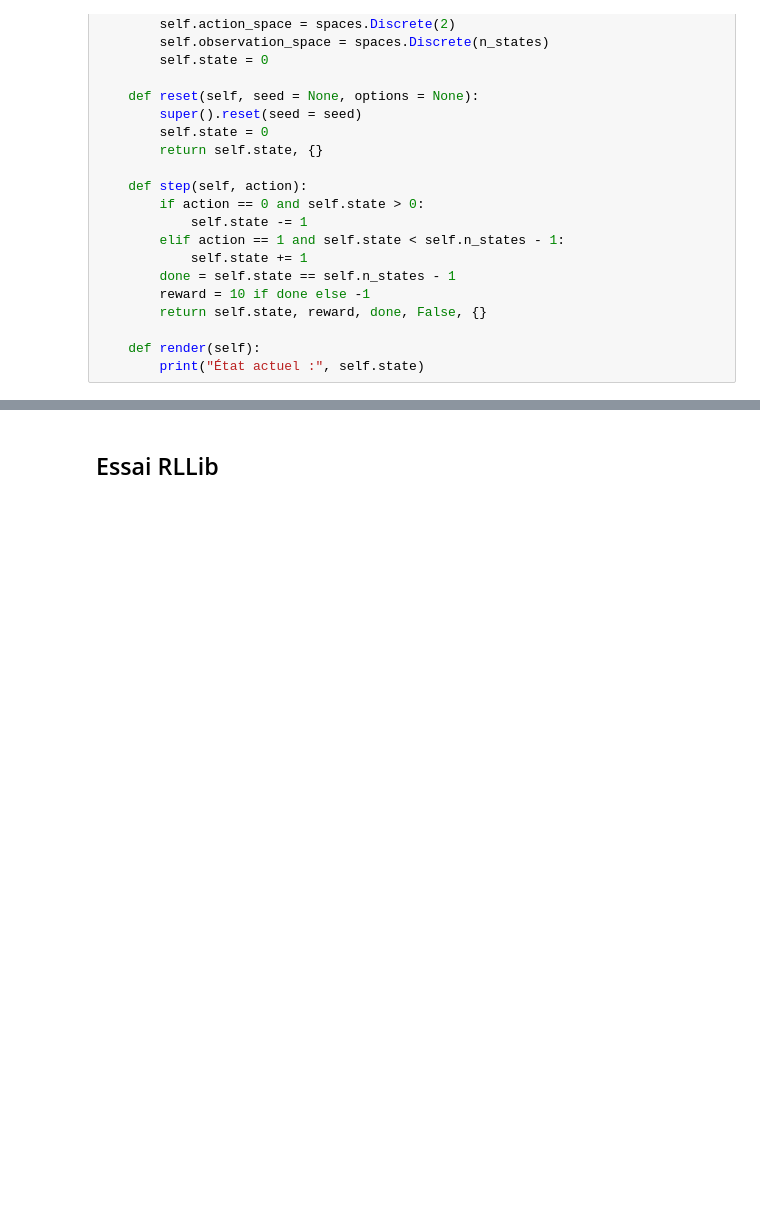
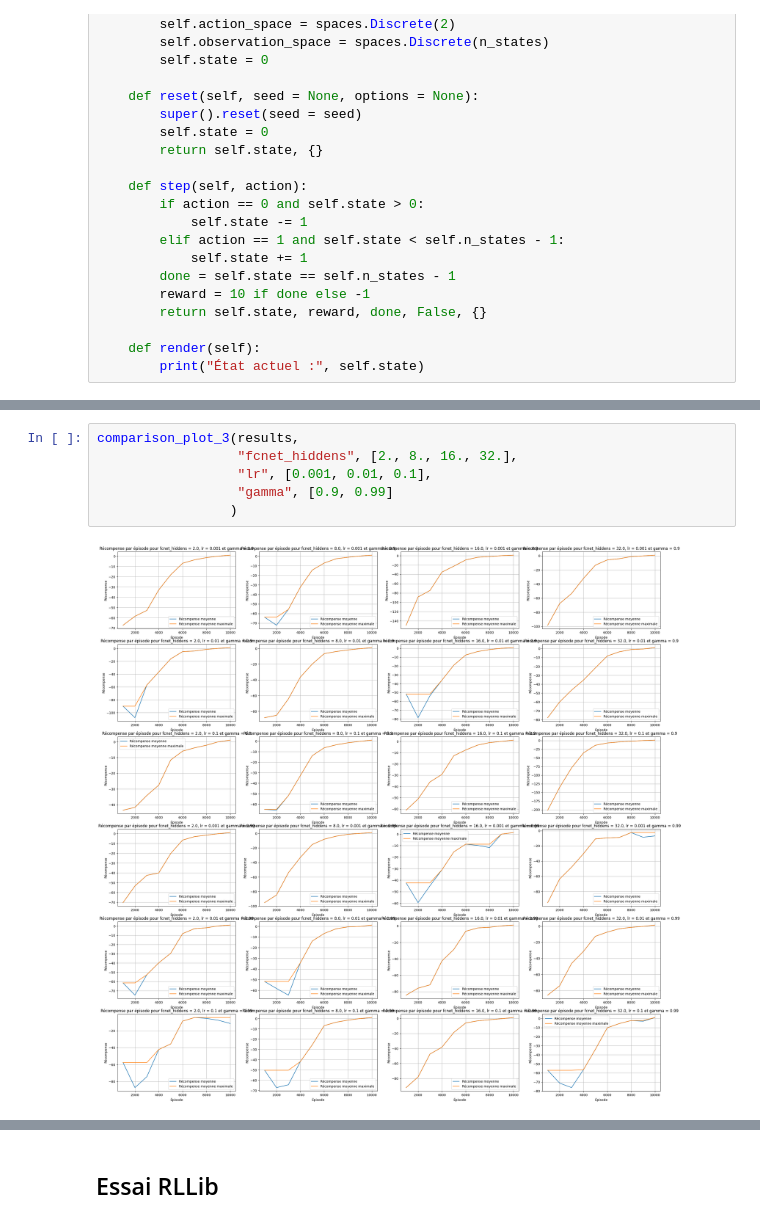
Before and after one commit to Enzo-Claeyssen/jeux_iteres_part1, a Jupyter notebook: couloir_part2.ipynb, the cells around one changed output, grey strips where cells are left out. Saved outputs shown, nothing was run; the diff lists cells and outputs as text; blank space fills up the shorter version.

```diff
--- a/couloir_part2.ipynb
+++ b/couloir_part2.ipynb
@@ -59,0 +148,8 @@ class LineWorldEnv(gymnasium.Env):
+# %%
+comparison_plot_3(results,
+                  "fcnet_hiddens", [2., 8., 16., 32.],
+                  "lr", [0.001, 0.01, 0.1],
+                  "gamma", [0.9, 0.99]
+                 )
+# %% [output]
+[figure, added]
```
Also changed, not shown: parts of 9 cells of this notebook, 2 other files.
